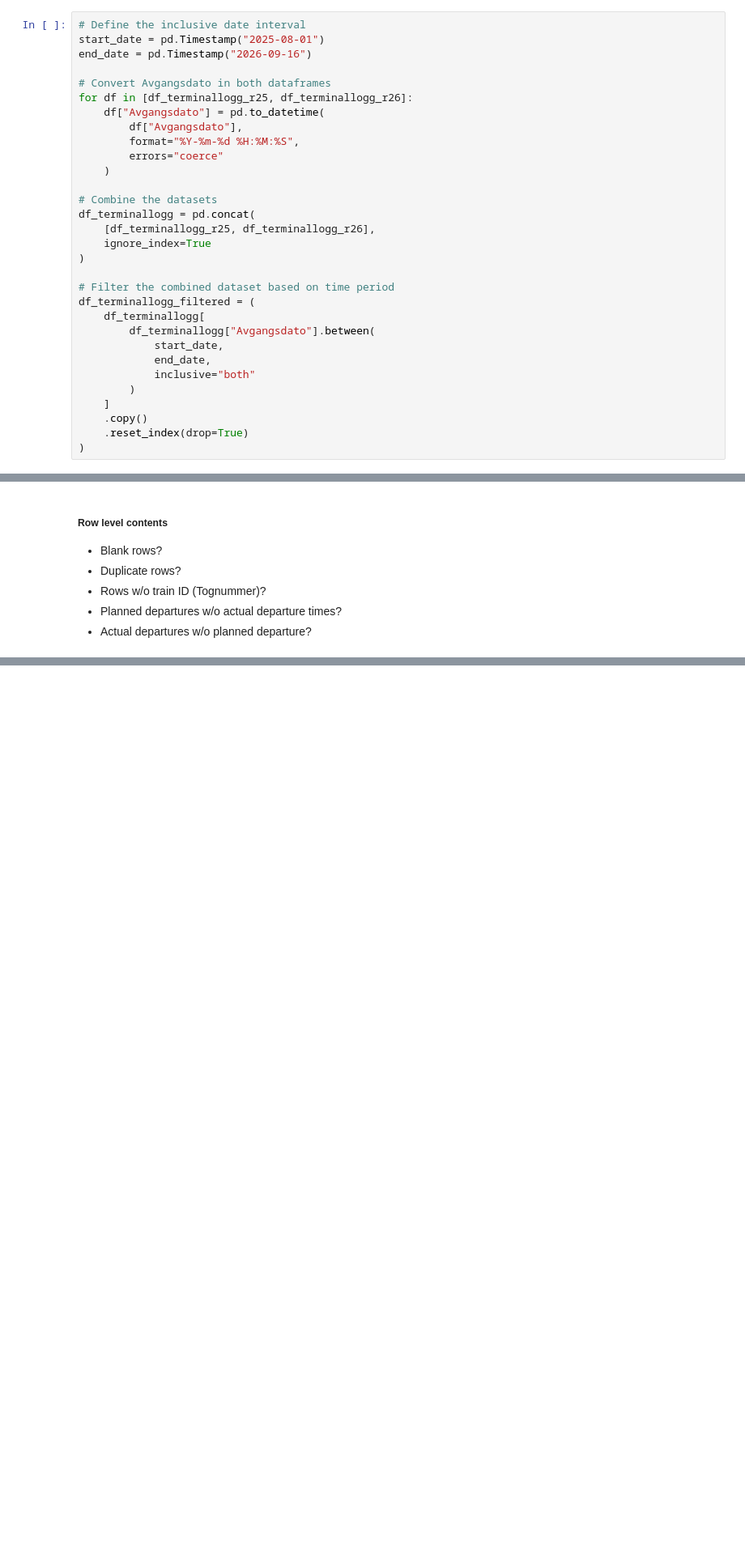
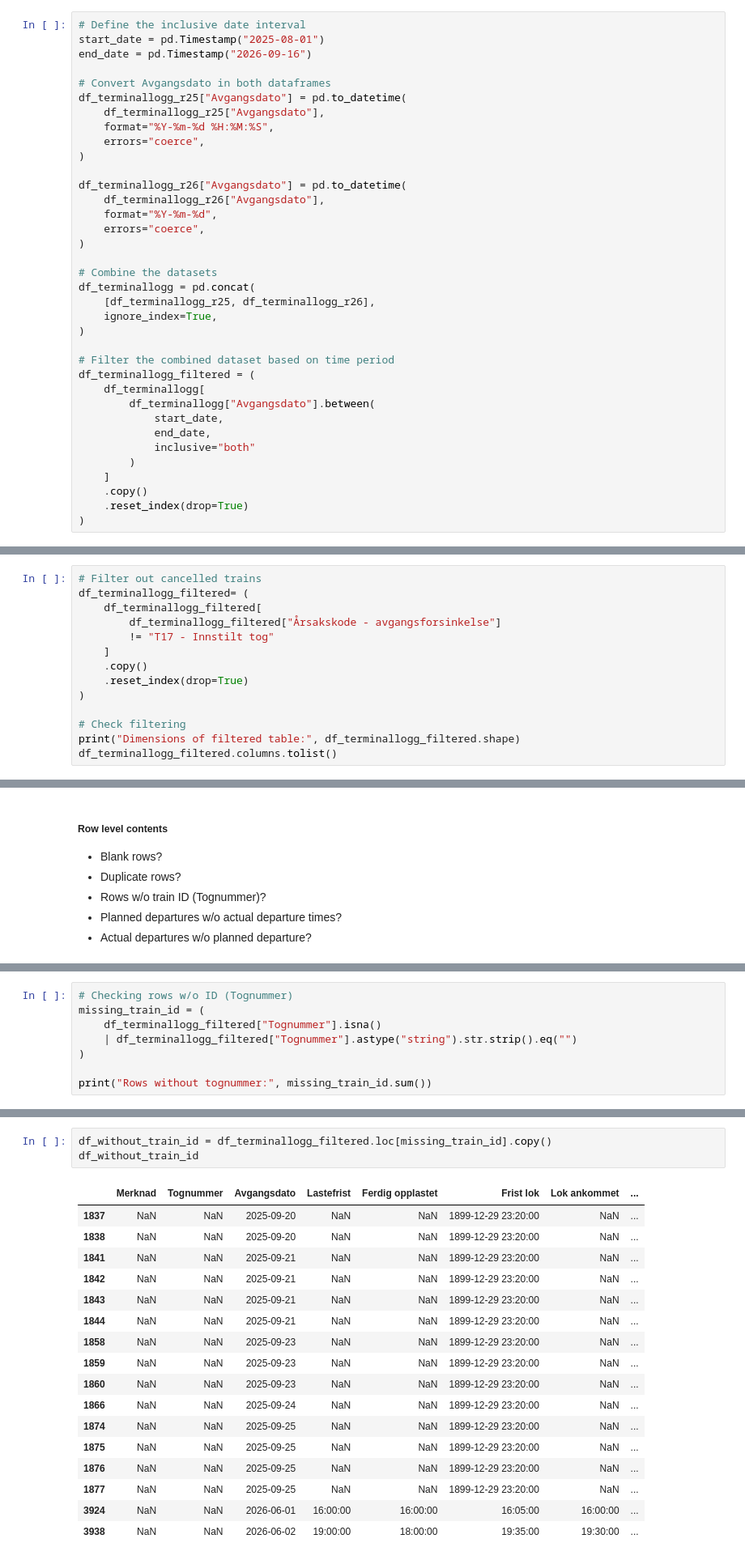
Before and after one commit to KriStrom/masteroppgave26SixSigmaDataanalyse, a Jupyter notebook: 01_measure_phase/01_01_data_quality_analysis.ipynb, the cells around one changed output, grey strips where cells are left out. Shown at 81% size. Drawn from its saved outputs; the diff is of its cells as text; blank space fills up the shorter version.

```diff
--- a/01_measure_phase/01_01_data_quality_analysis.ipynb
+++ b/01_measure_phase/01_01_data_quality_analysis.ipynb
@@ -1487,17 +1494,22 @@ start_date = pd.Timestamp("2025-08-01")
 end_date = pd.Timestamp("2026-09-16")
 
 # Convert Avgangsdato in both dataframes
-for df in [df_terminallogg_r25, df_terminallogg_r26]:
-    df["Avgangsdato"] = pd.to_datetime(
-        df["Avgangsdato"],
-        format="%Y-%m-%d %H:%M:%S",
-        errors="coerce"
-    )
+df_terminallogg_r25["Avgangsdato"] = pd.to_datetime(
+    df_terminallogg_r25["Avgangsdato"],
+    format="%Y-%m-%d %H:%M:%S",
+    errors="coerce",
+)
+
+df_terminallogg_r26["Avgangsdato"] = pd.to_datetime(
+    df_terminallogg_r26["Avgangsdato"],
+    format="%Y-%m-%d",
+    errors="coerce",
+)
 
 # Combine the datasets
 df_terminallogg = pd.concat(
     [df_terminallogg_r25, df_terminallogg_r26],
-    ignore_index=True
+    ignore_index=True,
 )
 
 # Filter the combined dataset based on time period
@@ -1570,0 +1604,14 @@ Dimensions of filtered table: (2340, 14)
+# %%
+# Filter out cancelled trains
+df_terminallogg_filtered= (
+    df_terminallogg_filtered[
+        df_terminallogg_filtered["Årsakskode - avgangsforsinkelse"]
+        != "T17 - Innstilt tog"
+    ]
+    .copy()
+    .reset_index(drop=True)
+)
+
+# Check filtering
+print("Dimensions of filtered table:", df_terminallogg_filtered.shape)
+df_terminallogg_filtered.columns.tolist()
@@ -1604,0 +1777,8 @@ dtype: object
+# %%
+# Checking rows w/o ID (Tognummer)
+missing_train_id = (
+    df_terminallogg_filtered["Tognummer"].isna()
+    | df_terminallogg_filtered["Tognummer"].astype("string").str.strip().eq("")
+)
+
+print("Rows without tognummer:", missing_train_id.sum())
@@ -1604,0 +1787,21 @@ dtype: object
+# %%
+df_without_train_id = df_terminallogg_filtered.loc[missing_train_id].copy()
+df_without_train_id
+# %% [output]
+|  | Merknad | Tognummer | Avgangsdato | Lastefrist | Ferdig opplastet | Frist lok | Lok ankommet | ... |
+| 1837 | NaN | NaN | 2025-09-20 | NaN | NaN | 1899-12-29 23:20:00 | NaN | ... |
+| 1838 | NaN | NaN | 2025-09-20 | NaN | NaN | 1899-12-29 23:20:00 | NaN | ... |
+| 1841 | NaN | NaN | 2025-09-21 | NaN | NaN | 1899-12-29 23:20:00 | NaN | ... |
+| 1842 | NaN | NaN | 2025-09-21 | NaN | NaN | 1899-12-29 23:20:00 | NaN | ... |
+| 1843 | NaN | NaN | 2025-09-21 | NaN | NaN | 1899-12-29 23:20:00 | NaN | ... |
+| 1844 | NaN | NaN | 2025-09-21 | NaN | NaN | 1899-12-29 23:20:00 | NaN | ... |
+| 1858 | NaN | NaN | 2025-09-23 | NaN | NaN | 1899-12-29 23:20:00 | NaN | ... |
+| 1859 | NaN | NaN | 2025-09-23 | NaN | NaN | 1899-12-29 23:20:00 | NaN | ... |
+| 1860 | NaN | NaN | 2025-09-23 | NaN | NaN | 1899-12-29 23:20:00 | NaN | ... |
+| 1866 | NaN | NaN | 2025-09-24 | NaN | NaN | 1899-12-29 23:20:00 | NaN | ... |
+| 1874 | NaN | NaN | 2025-09-25 | NaN | NaN | 1899-12-29 23:20:00 | NaN | ... |
+| 1875 | NaN | NaN | 2025-09-25 | NaN | NaN | 1899-12-29 23:20:00 | NaN | ... |
+| 1876 | NaN | NaN | 2025-09-25 | NaN | NaN | 1899-12-29 23:20:00 | NaN | ... |
+| 1877 | NaN | NaN | 2025-09-25 | NaN | NaN | 1899-12-29 23:20:00 | NaN | ... |
+| 3924 | NaN | NaN | 2026-06-01 | 16:00:00 | 16:00:00 | 16:05:00 | 16:00:00 | ... |
+| 3938 | NaN | NaN | 2026-06-02 | 19:00:00 | 18:00:00 | 19:35:00 | 19:30:00 | ... |
```
Also changed, not shown: parts of 68 cells of this notebook.
